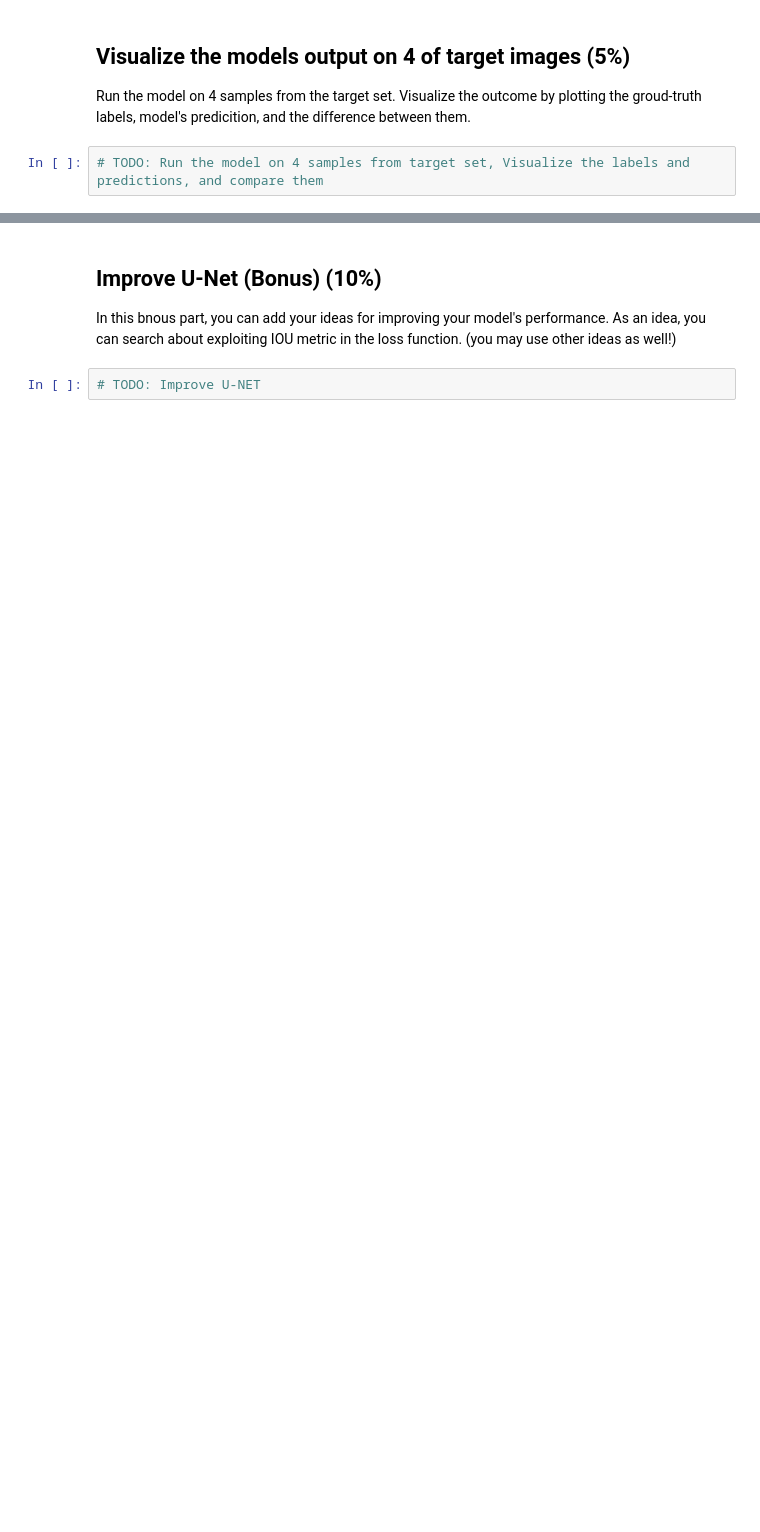
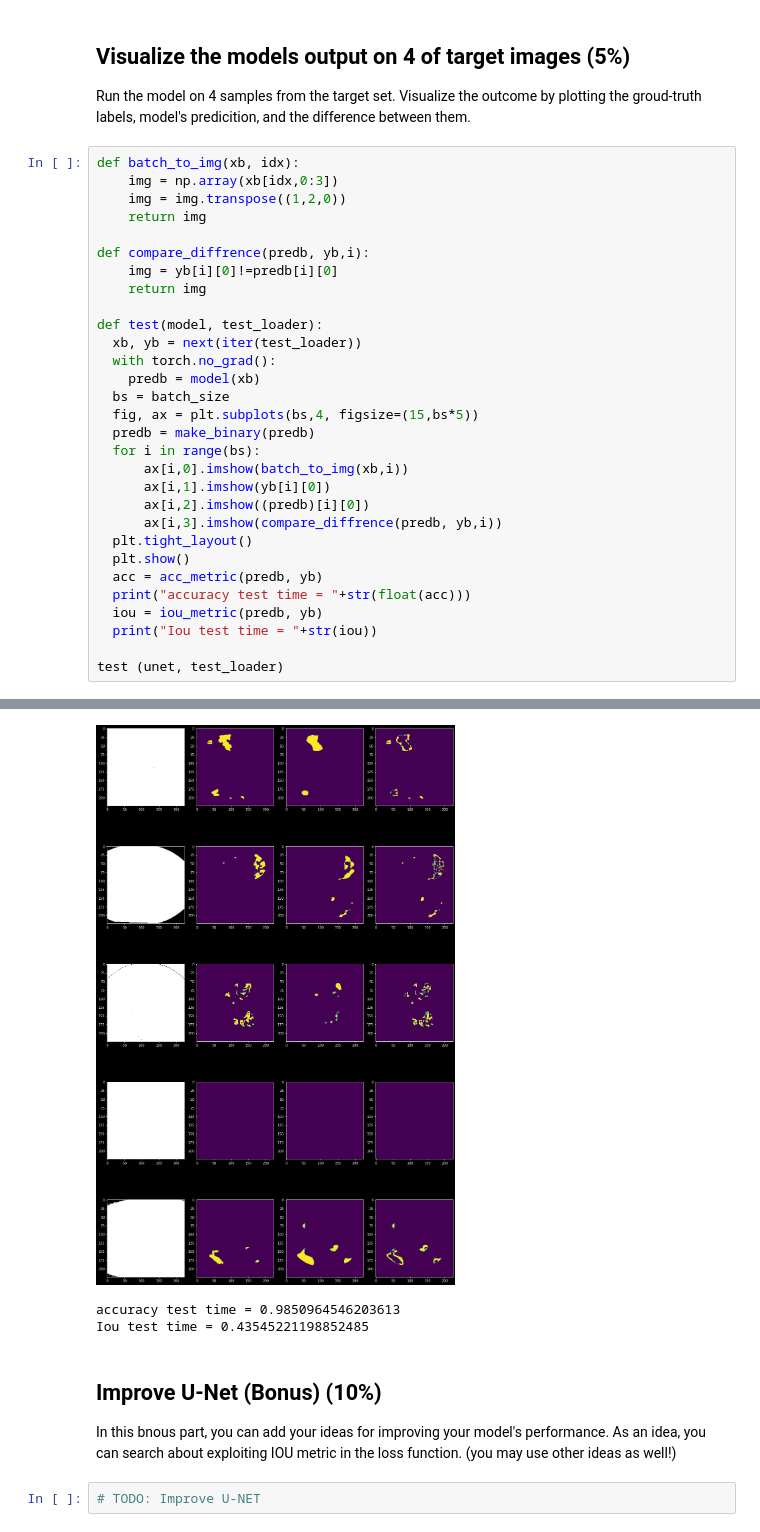
Before and after one commit to zahraDehghanian97/Semantics_segmentation_Unet, a Jupyter notebook: SemanticsSegmentation.ipynb, the cells around one changed output, grey strips where cells are left out. Cells and saved outputs as stored; diff of their text form; blank space fills up the shorter version.

```diff
--- a/SemanticsSegmentation.ipynb
+++ b/SemanticsSegmentation.ipynb
@@ -345,5 +358,34 @@ def test(model, test-dataloader):
 ## Visualize the models output on 4 of target images (5%)
 
 Run the model on 4 samples from the target set. Visualize the outcome by plotting the groud-truth labels, model's predicition, and the difference between them.
-# %%
-# TODO: Run the model on 4 samples from target set, Visualize the labels and predictions, and compare them
+# %%
+def batch_to_img(xb, idx):
+    img = np.array(xb[idx,0:3])
+    img = img.transpose((1,2,0))
+    return img
+
+def compare_diffrence(predb, yb,i):
+    img = yb[i][0]!=predb[i][0]
+    return img
+
+def test(model, test_loader):
+  xb, yb = next(iter(test_loader))
+  with torch.no_grad():
+    predb = model(xb)
+  bs = batch_size
+  fig, ax = plt.subplots(bs,4, figsize=(15,bs*5))
+  predb = make_binary(predb)
+  for i in range(bs):
+      ax[i,0].imshow(batch_to_img(xb,i))
+      ax[i,1].imshow(yb[i][0])
+      ax[i,2].imshow((predb)[i][0])
+      ax[i,3].imshow(compare_diffrence(predb, yb,i))
+  plt.tight_layout()
+  plt.show()
+  acc = acc_metric(predb, yb)
+  print("accuracy test time = "+str(float(acc)))
+  iou = iou_metric(predb, yb)
+  print("Iou test time = "+str(iou))
+
+test (unet, test_loader)
+# %% [output]
@@ -350,3 +407,6 @@ Run the model on 4 samples from the target set. Visualize the outcome by plottin
+[figure, added]
+accuracy test time = 0.9850964546203613
+Iou test time = 0.43545221198852485
 # %% [markdown]
 ## Improve U-Net (Bonus) (10%)
 
```
Also changed, not shown: parts of 21 cells of this notebook.
